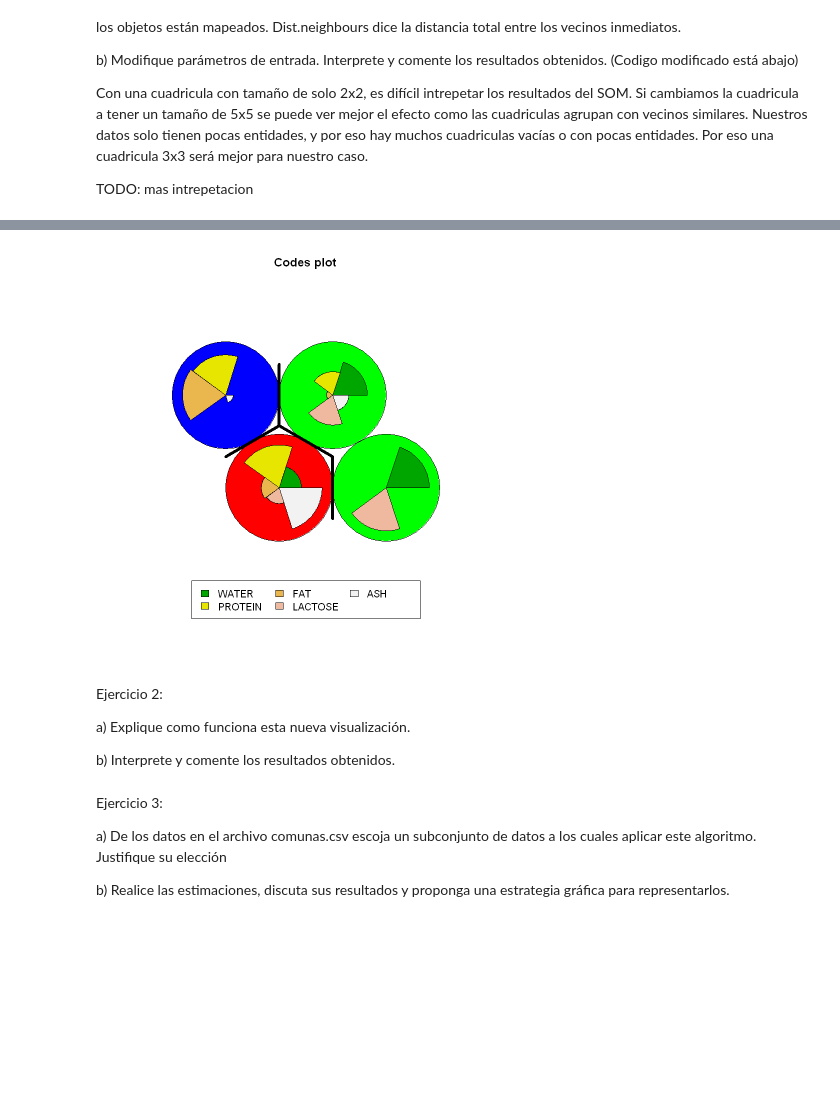
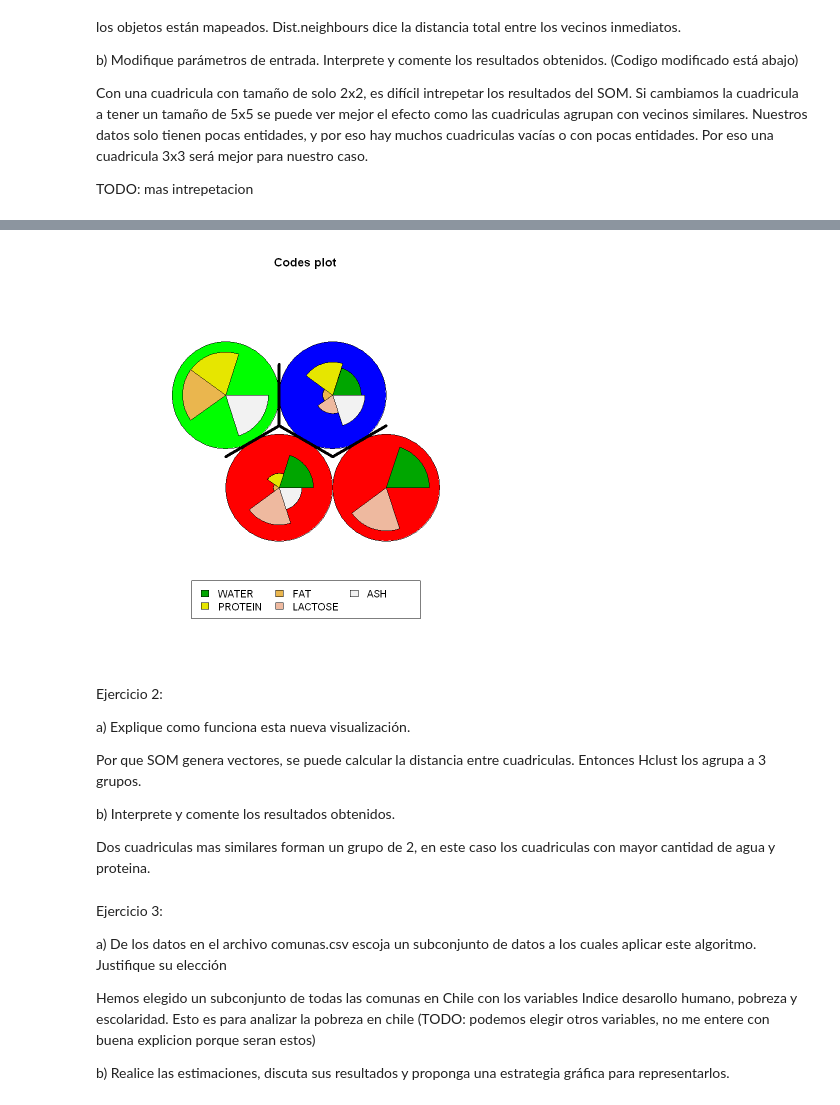
Before and after one commit to ekkusi/INFO257-PCA, a Jupyter notebook: clustering/Clustering_Notebook3.ipynb, the cells around one changed output, grey strips where cells are left out. Saved outputs shown, nothing was run; the diff lists cells and outputs as text; code cells hidden in the pictures; blank space fills up the shorter version.

```diff
--- a/clustering/Clustering_Notebook3.ipynb
+++ b/clustering/Clustering_Notebook3.ipynb
@@ -113,27 +115,34 @@ plot(sommapRectg, type = "dist.neighbours", palette.name = terrain.colors)
 ... (4 outputs left out)
 # %%
+sommap <- som(scale(datos), grid = somgrid(2, 2, "hexagonal"))
 mat <- matrix(sommap$codes[[1]], ncol=4,nrow=4,byrow=FALSE)
 
 ## use hierarchical clustering to cluster the codebook vectors
 groups<-3
 som.hc <- cutree(hclust(dist(mat)), groups)
 
 #plot
 plot(sommap, type="codes", bgcol=rainbow(groups)[som.hc])
 
 #cluster boundaries
 add.cluster.boundaries(sommap, som.hc)
 # %% [output]
-[figure, old version]
+[figure, new version]
-# %% [markdown]
-Ejercicio 2:
-
-a) Explique como funciona esta nueva visualización.
-
-b) Interprete y comente los resultados obtenidos.
+# %% [markdown]
+Ejercicio 2:
+
+a) Explique como funciona esta nueva visualización.
+
+Por que SOM genera vectores, se puede calcular la distancia entre cuadriculas. Entonces Hclust los agrupa a 3 grupos.
+
+b) Interprete y comente los resultados obtenidos.
+
+Dos cuadriculas mas similares forman un grupo de 2, en este caso los cuadriculas con mayor cantidad de agua y proteina.
 # %% [markdown]
 Ejercicio 3:
 
 a) De los datos en el archivo comunas.csv escoja un subconjunto de datos a los cuales aplicar este algoritmo. Justifique su elección
 
+Hemos elegido un subconjunto de todas las comunas en Chile con los variables Indice desarollo humano, pobreza y escolaridad. Esto es para analizar la pobreza en chile (TODO: podemos elegir otros variables, no me entere con buena explicion porque seran estos)
+
 b) Realice las estimaciones, discuta sus resultados y proponga una estrategia gráfica para representarlos.
```
Also changed, not shown: parts of 3 cells of this notebook.
